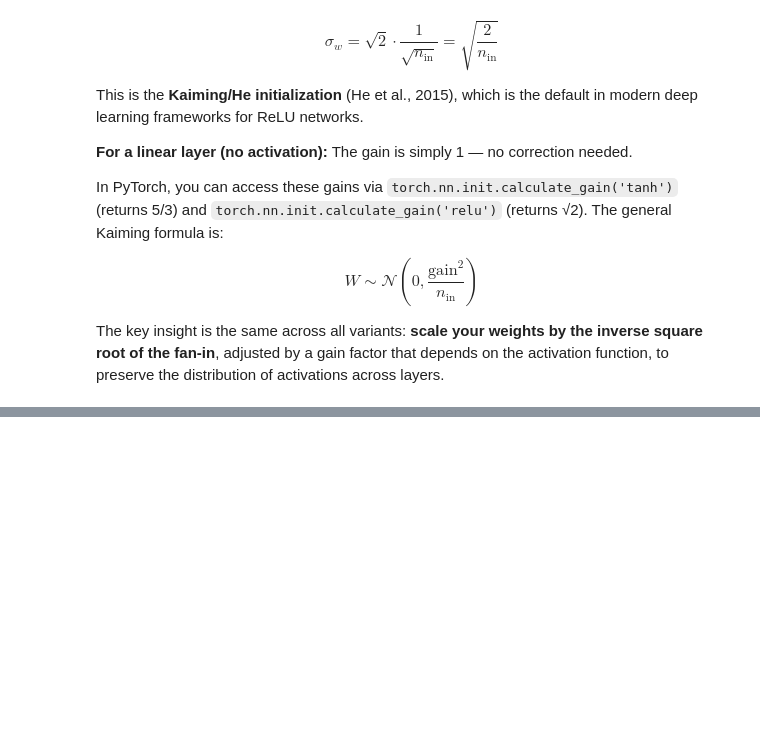
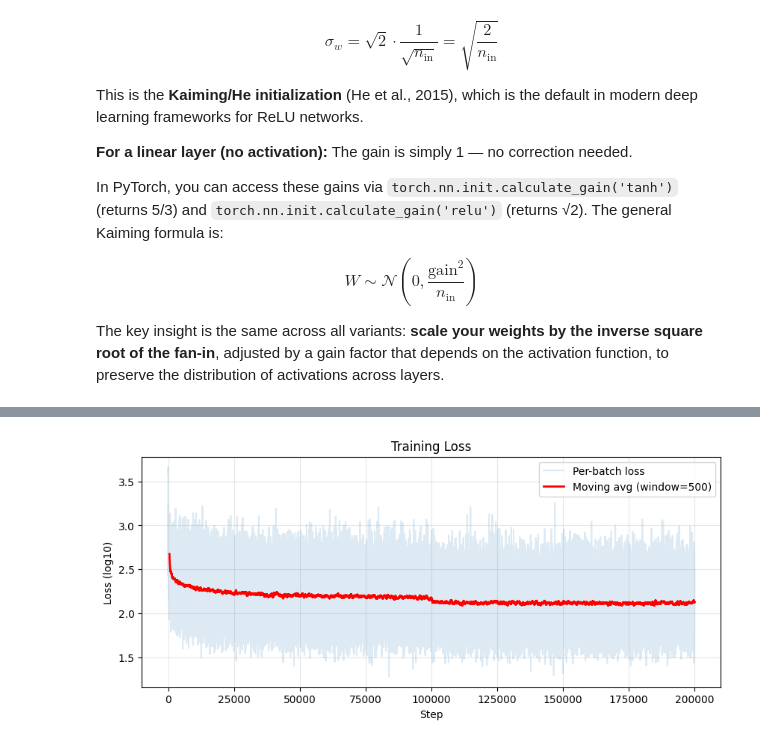
Before and after one commit to kshitijg92/karpathy-zero-to-hero-deep-work, a Jupyter notebook: lesson_4_makemore_batchnorm/makemore_initialization_batchnorm_part1.ipynb, the cells around one changed output, grey strips where cells are left out. Saved outputs shown, nothing was run; the diff lists cells and outputs as text; code cells hidden in the pictures; blank space fills up the shorter version.

```diff
--- a/lesson_4_makemore_batchnorm/makemore_initialization_batchnorm_part1.ipynb
+++ b/lesson_4_makemore_batchnorm/makemore_initialization_batchnorm_part1.ipynb
@@ -877,0 +1152,4 @@ This is a significant improvement over our earlier approach: instead of 4 arbitr
+# %%
+plot_loss(stepi, lossi)
+# %% [output]
+[figure, added]
```
Also changed, not shown: parts of 39 cells of this notebook.
